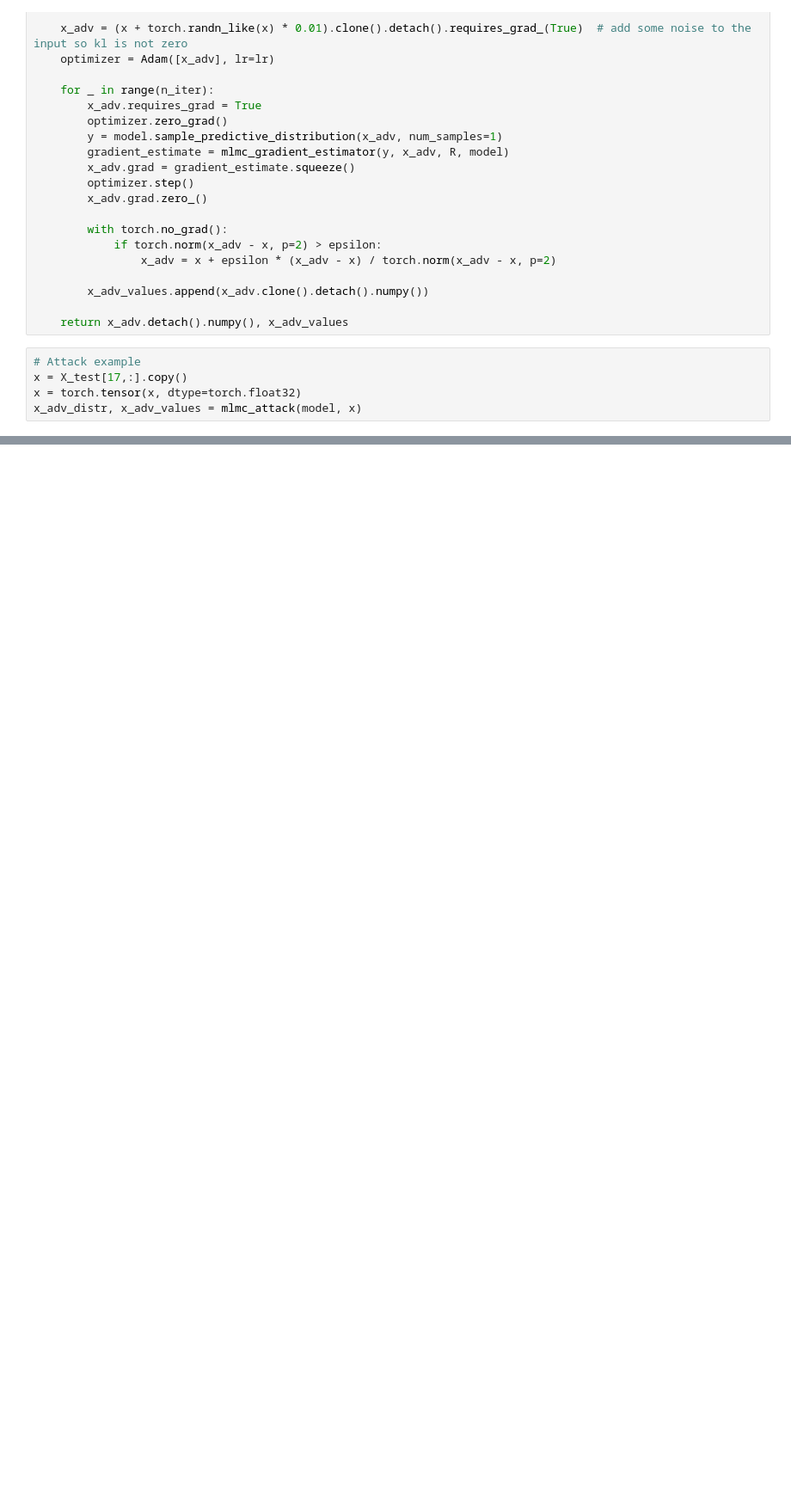
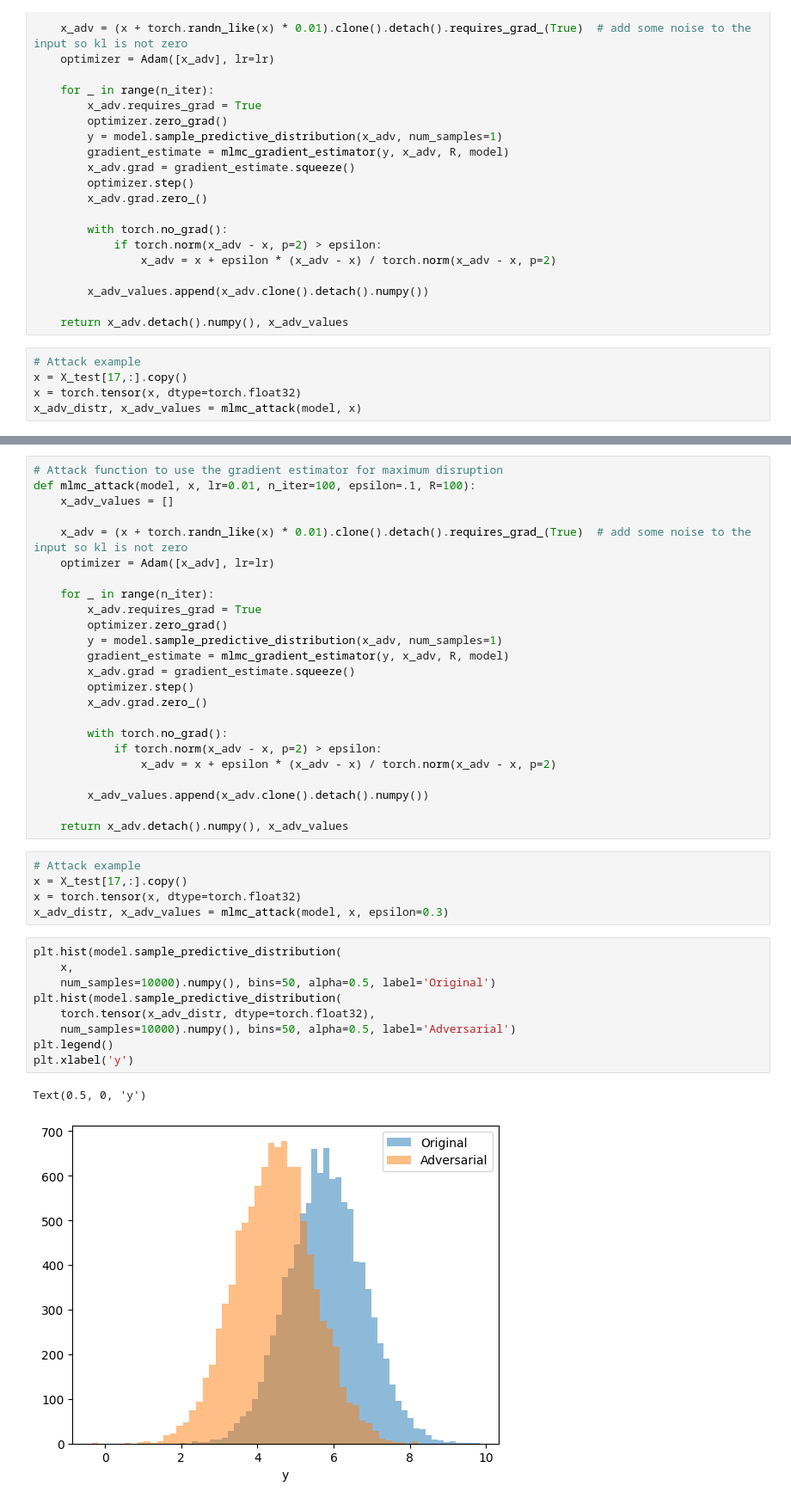
Before and after one commit to pablogarciarce/AdvReg, a Jupyter notebook: notebooks/test_distr_attack.ipynb, the cells around one changed output, grey strips where cells are left out. Shown at 86% size. Drawn from its saved outputs; the diff is of its cells as text; blank space fills up the shorter version.

```diff
--- a/notebooks/test_distr_attack.ipynb
+++ b/notebooks/test_distr_attack.ipynb
@@ -246,0 +284,41 @@ Text(0.5, 0, 'y')
+# %%
+# Attack function to use the gradient estimator for maximum disruption
+def mlmc_attack(model, x, lr=0.01, n_iter=100, epsilon=.1, R=100):
+    x_adv_values = []
+
+    x_adv = (x + torch.randn_like(x) * 0.01).clone().detach().requires_grad_(True)  # add some noise to the input so kl is not zero
+    optimizer = Adam([x_adv], lr=lr)
+
+    for _ in range(n_iter):
+        x_adv.requires_grad = True
+        optimizer.zero_grad()
+        y = model.sample_predictive_distribution(x_adv, num_samples=1)
+        gradient_estimate = mlmc_gradient_estimator(y, x_adv, R, model)
+        x_adv.grad = gradient_estimate.squeeze()
+        optimizer.step()
+        x_adv.grad.zero_()
+
+        with torch.no_grad():
+            if torch.norm(x_adv - x, p=2) > epsilon:
+                x_adv = x + epsilon * (x_adv - x) / torch.norm(x_adv - x, p=2)
+
+        x_adv_values.append(x_adv.clone().detach().numpy())
+
+    return x_adv.detach().numpy(), x_adv_values
+# %%
+# Attack example
+x = X_test[17,:].copy()
+x = torch.tensor(x, dtype=torch.float32)
+x_adv_distr, x_adv_values = mlmc_attack(model, x, epsilon=0.3)
+# %%
+plt.hist(model.sample_predictive_distribution(
+    x,
+    num_samples=10000).numpy(), bins=50, alpha=0.5, label='Original')
+plt.hist(model.sample_predictive_distribution(
+    torch.tensor(x_adv_distr, dtype=torch.float32),
+    num_samples=10000).numpy(), bins=50, alpha=0.5, label='Adversarial')
+plt.legend()
+plt.xlabel('y')
+# %% [output]
+Text(0.5, 0, 'y')
+[figure, added]
```
Also changed, not shown: parts of 15 cells of this notebook, 2 other files.
